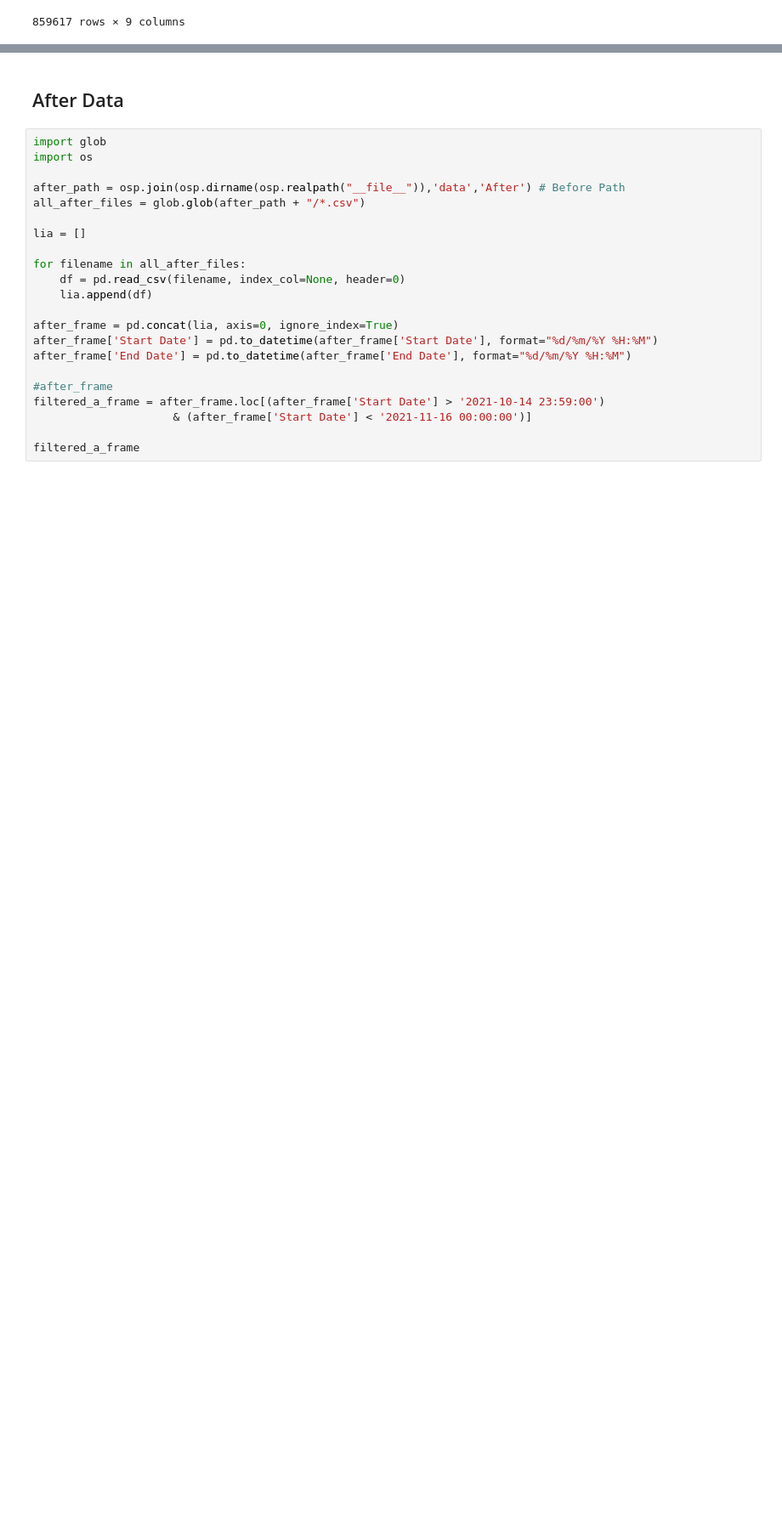
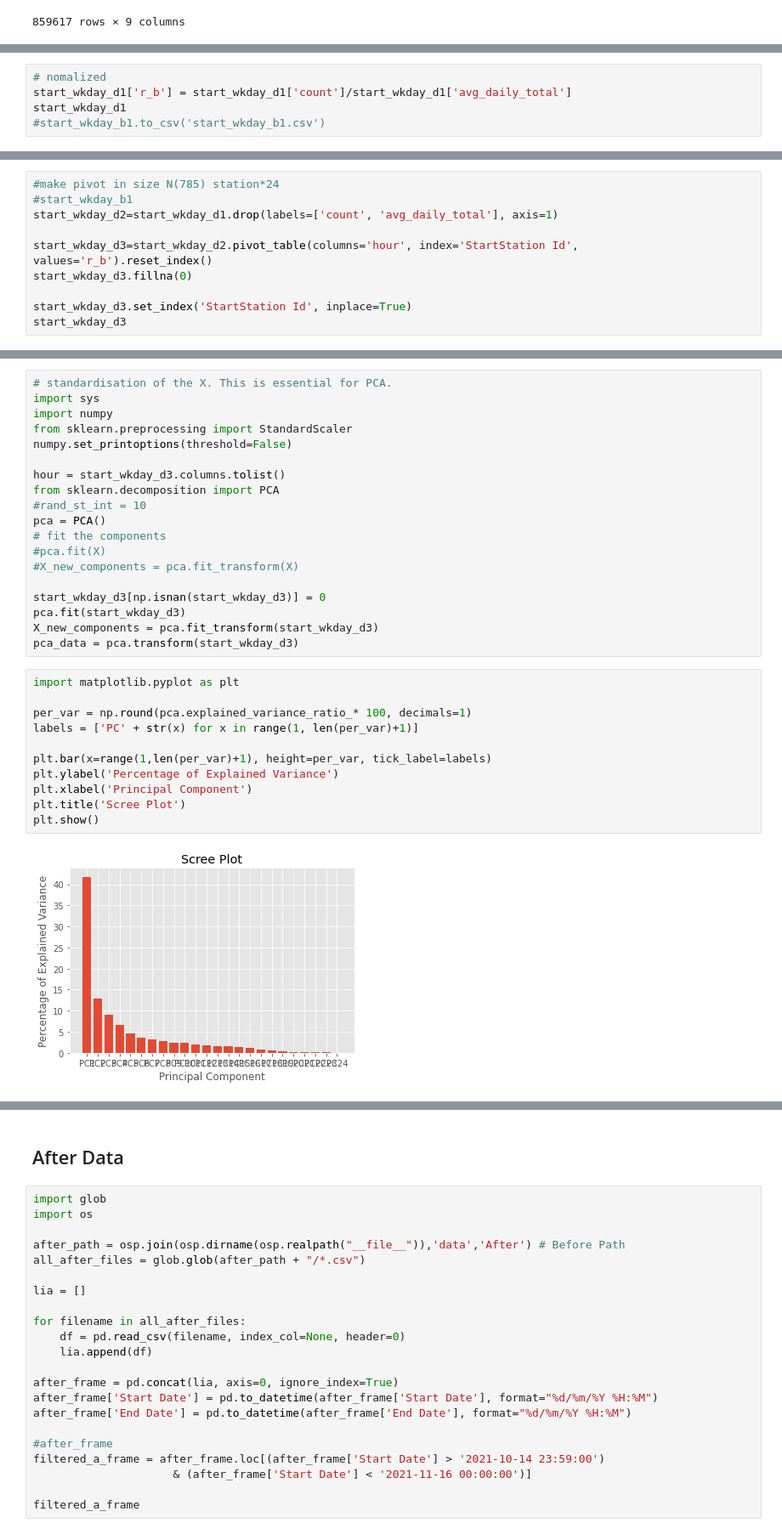
Before and after one commit to ucfnmxu/diss_code, a Jupyter notebook: before-data.ipynb, the cells around one changed output, grey strips where cells are left out. Shown at 85% size. Cells and saved outputs as stored; diff of their text form; blank space fills up the shorter version.

```diff
--- a/before-data.ipynb
+++ b/before-data.ipynb
@@ -581,0 +642,5 @@ filtered_d_frame
+# %%
+# nomalized
+start_wkday_d1['r_b'] = start_wkday_d1['count']/start_wkday_d1['avg_daily_total']
+start_wkday_d1
+#start_wkday_b1.to_csv('start_wkday_b1.csv')
@@ -581,0 +661,10 @@ filtered_d_frame
+# %%
+#make pivot in size N(785) station*24
+#start_wkday_b1
+start_wkday_d2=start_wkday_d1.drop(labels=['count', 'avg_daily_total'], axis=1)
+
+start_wkday_d3=start_wkday_d2.pivot_table(columns='hour', index='StartStation Id', values='r_b').reset_index()
+start_wkday_d3.fillna(0)
+
+start_wkday_d3.set_index('StartStation Id', inplace=True)
+start_wkday_d3
@@ -581,0 +686,32 @@ filtered_d_frame
+# %%
+# standardisation of the X. This is essential for PCA.
+import sys
+import numpy
+from sklearn.preprocessing import StandardScaler
+numpy.set_printoptions(threshold=False)
+
+hour = start_wkday_d3.columns.tolist()
+from sklearn.decomposition import PCA
+#rand_st_int = 10
+pca = PCA()
+# fit the components
+#pca.fit(X)
+#X_new_components = pca.fit_transform(X)
+
+start_wkday_d3[np.isnan(start_wkday_d3)] = 0
+pca.fit(start_wkday_d3)
+X_new_components = pca.fit_transform(start_wkday_d3)
+pca_data = pca.transform(start_wkday_d3)
+# %%
+import matplotlib.pyplot as plt
+
+per_var = np.round(pca.explained_variance_ratio_* 100, decimals=1)
+labels = ['PC' + str(x) for x in range(1, len(per_var)+1)]
+
+plt.bar(x=range(1,len(per_var)+1), height=per_var, tick_label=labels)
+plt.ylabel('Percentage of Explained Variance')
+plt.xlabel('Principal Component')
+plt.title('Scree Plot')
+plt.show()
+# %% [output]
+[figure, added]
```
Also changed, not shown: parts of 40 cells of this notebook, 1 other file.
